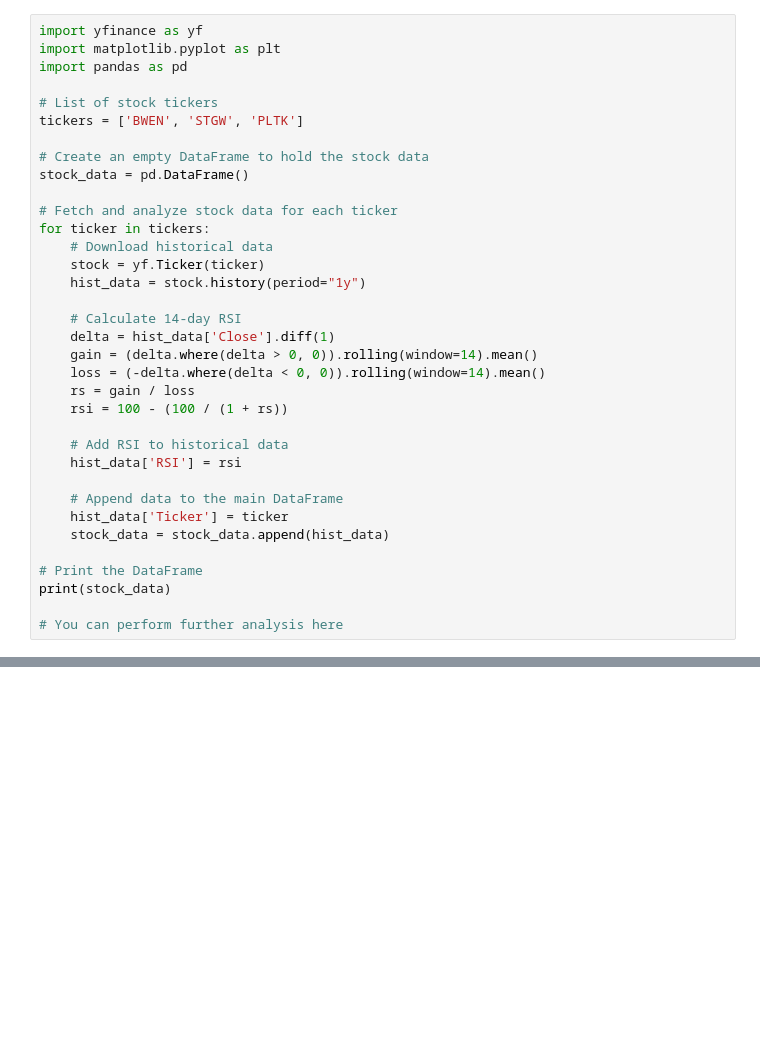
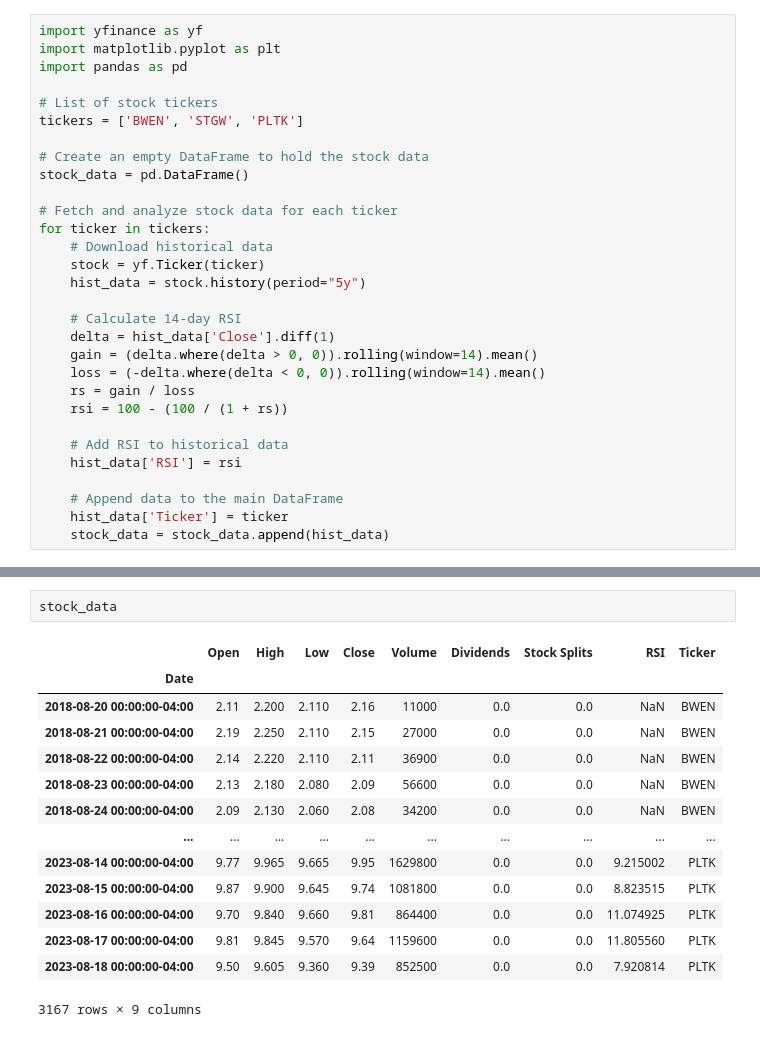
Before and after one commit to DiogoRibeiro7/Medium-Blog, a Jupyter notebook: stocks_under_10/stocks_under_10_example.ipynb, the cells around one changed output, grey strips where cells are left out. Drawn from its saved outputs; the diff is of its cells as text; blank space fills up the shorter version.

```diff
--- a/stocks_under_10/stocks_under_10_example.ipynb
+++ b/stocks_under_10/stocks_under_10_example.ipynb
@@ -13,7 +13,7 @@ stock_data = pd.DataFrame()
 for ticker in tickers:
     # Download historical data
     stock = yf.Ticker(ticker)
-    hist_data = stock.history(period="1y")
+    hist_data = stock.history(period="5y")
 
     # Calculate 14-day RSI
     delta = hist_data['Close'].diff(1)
@@ -28,8 +28,3 @@ for ticker in tickers:
     # Append data to the main DataFrame
     hist_data['Ticker'] = ticker
     stock_data = stock_data.append(hist_data)
-
-# Print the DataFrame
-print(stock_data)
-
-# You can perform further analysis here
@@ -54 +31,18 @@ Date
+# %%
+stock_data
+# %% [output]
+|  | Open | High | Low | Close | Volume | Dividends | Stock Splits | RSI | Ticker |
+| Date |  |  |  |  |  |  |  |  |  |
+| 2018-08-20 00:00:00-04:00 | 2.11 | 2.200 | 2.110 | 2.16 | 11000 | 0.0 | 0.0 | NaN | BWEN |
+| 2018-08-21 00:00:00-04:00 | 2.19 | 2.250 | 2.110 | 2.15 | 27000 | 0.0 | 0.0 | NaN | BWEN |
+| 2018-08-22 00:00:00-04:00 | 2.14 | 2.220 | 2.110 | 2.11 | 36900 | 0.0 | 0.0 | NaN | BWEN |
+| 2018-08-23 00:00:00-04:00 | 2.13 | 2.180 | 2.080 | 2.09 | 56600 | 0.0 | 0.0 | NaN | BWEN |
+| 2018-08-24 00:00:00-04:00 | 2.09 | 2.130 | 2.060 | 2.08 | 34200 | 0.0 | 0.0 | NaN | BWEN |
+| ... | ... | ... | ... | ... | ... | ... | ... | ... | ... |
+| 2023-08-14 00:00:00-04:00 | 9.77 | 9.965 | 9.665 | 9.95 | 1629800 | 0.0 | 0.0 | 9.215002 | PLTK |
+| 2023-08-15 00:00:00-04:00 | 9.87 | 9.900 | 9.645 | 9.74 | 1081800 | 0.0 | 0.0 | 8.823515 | PLTK |
+| 2023-08-16 00:00:00-04:00 | 9.70 | 9.840 | 9.660 | 9.81 | 864400 | 0.0 | 0.0 | 11.074925 | PLTK |
+| 2023-08-17 00:00:00-04:00 | 9.81 | 9.845 | 9.570 | 9.64 | 1159600 | 0.0 | 0.0 | 11.805560 | PLTK |
+| 2023-08-18 00:00:00-04:00 | 9.50 | 9.605 | 9.360 | 9.39 | 852500 | 0.0 | 0.0 | 7.920814 | PLTK |
+3167 rows × 9 columns
 # %%
```
Also changed, not shown: parts of 10 cells of this notebook.
